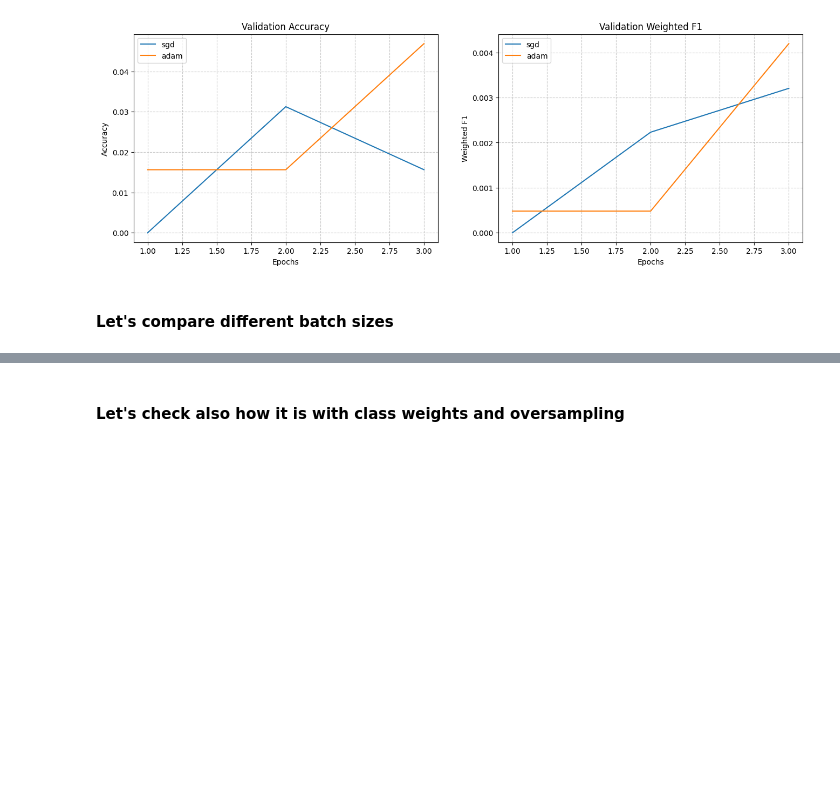
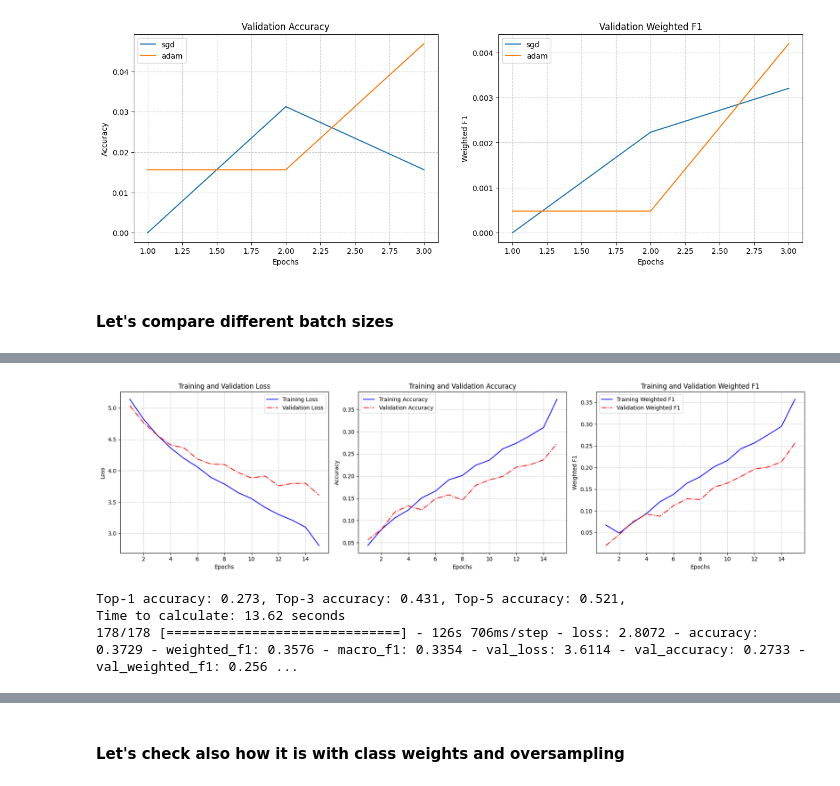
Before and after one commit to MaximilianLae/DL_Skin_Disease_Classification, a Jupyter notebook: VersionWithFunctionsGithub.ipynb, the cells around one changed output, grey strips where cells are left out. Saved outputs shown, nothing was run; the diff lists cells and outputs as text; code cells hidden in the pictures; blank space fills up the shorter version.

```diff
--- a/VersionWithFunctionsGithub.ipynb
+++ b/VersionWithFunctionsGithub.ipynb
@@ -388,0 +414,8 @@ model_batch_128, history_batch_128 = compile_and_train_model(sgd_optimizer, batc
+# %%
+sgd_optimizer = SGD(lr=0.001, momentum=0.9)
+model_batch_64, history_batch_64 = compile_and_train_model(sgd_optimizer, batch_size=64, epochs=15)
+# %% [output]
+[figure, added]
+Top-1 accuracy: 0.273, Top-3 accuracy: 0.431, Top-5 accuracy: 0.521,
+Time to calculate: 13.62 seconds
+178/178 [==============================] - 126s 706ms/step - loss: 2.8072 - accuracy: 0.3729 - weighted_f1: 0.3576 - macro_f1: 0.3354 - val_loss: 3.6114 - val_accuracy: 0.2733 - val_weighted_f1: 0.256 ...
```
Also changed, not shown: parts of 8 cells of this notebook.
